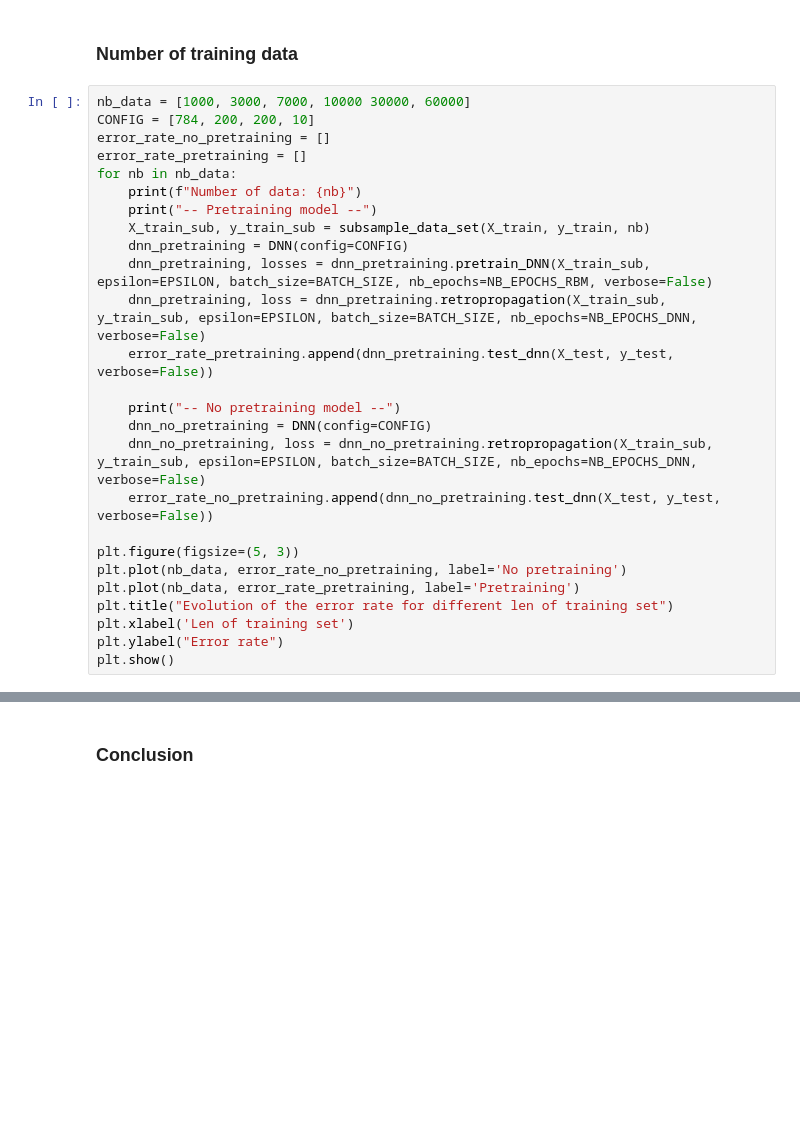
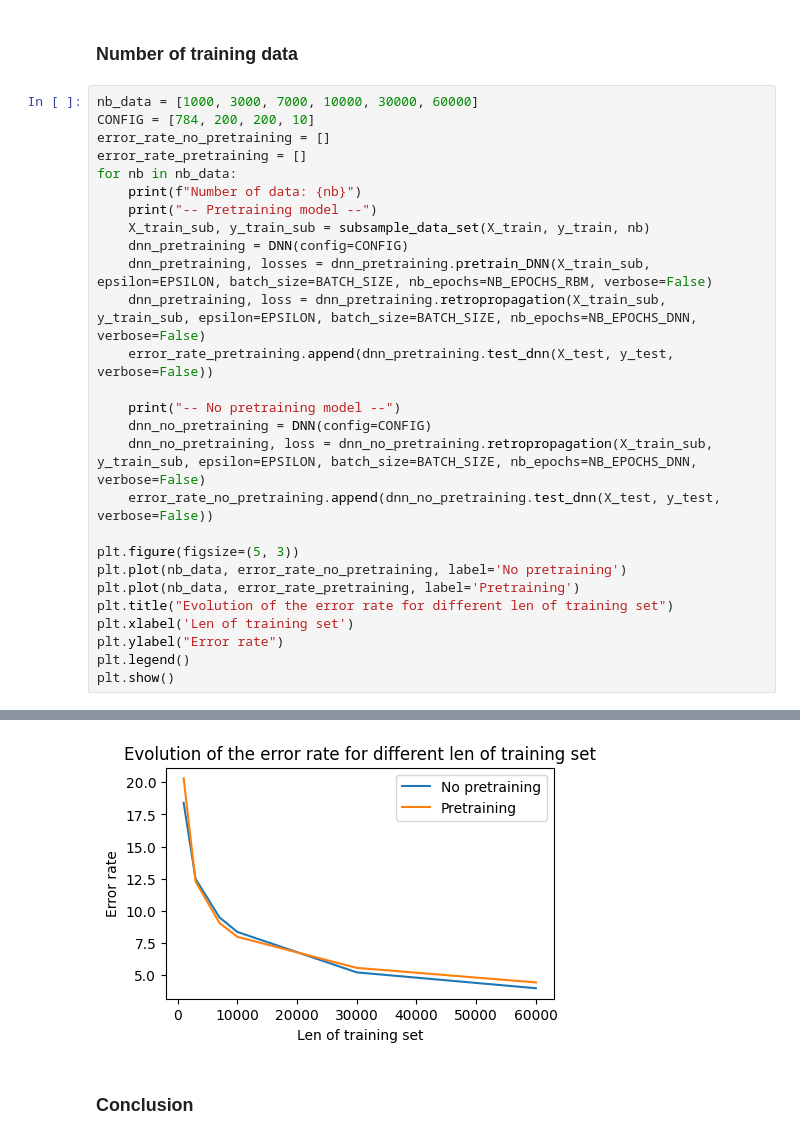
Before and after one commit to agatheminaro/from-rbm-to-dnn, a Jupyter notebook: mnist_study.ipynb, the cells around one changed output, grey strips where cells are left out. Cells and saved outputs as stored; diff of their text form; blank space fills up the shorter version.

```diff
--- a/mnist_study.ipynb
+++ b/mnist_study.ipynb
@@ -196,7 +205,7 @@ Configuration: [784, 300, 300, 10]
 # %% [markdown]
 ### Number of training data
 # %%
-nb_data = [1000, 3000, 7000, 10000 30000, 60000]
+nb_data = [1000, 3000, 7000, 10000, 30000, 60000]
 CONFIG = [784, 200, 200, 10]
 error_rate_no_pretraining = []
 error_rate_pretraining = []
@@ -220,4 +229,6 @@ plt.plot(nb_data, error_rate_pretraining, label='Pretraining')
 plt.title("Evolution of the error rate for different len of training set")
 plt.xlabel('Len of training set')
 plt.ylabel("Error rate")
+plt.legend()
 plt.show()
+# %% [output]
@@ -224,3 +253,4 @@ plt.show()
+[figure, added]
 # %% [markdown]
 ### Conclusion
 # %%
```
Also changed, not shown: parts of 8 cells of this notebook.
